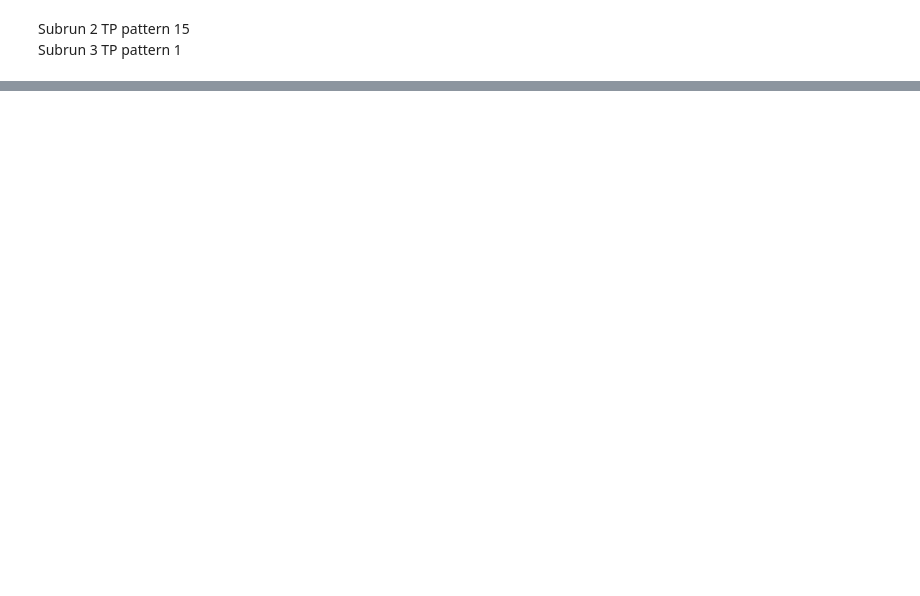
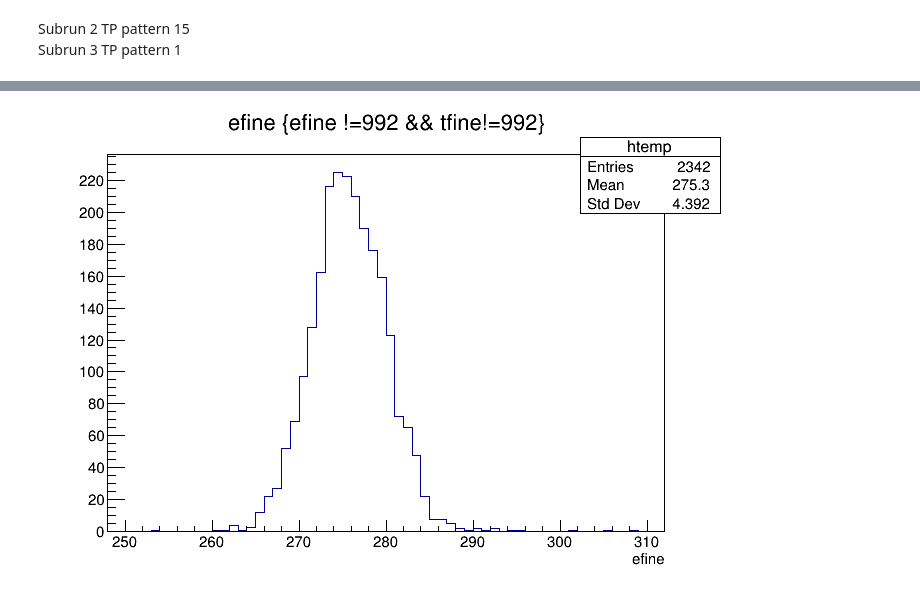
Before and after one commit to bortalberto/analysis_scripts, a Jupyter notebook: prove_rate/Get_rate_TM.ipynb, the cells around one changed output, grey strips where cells are left out. Drawn from its saved outputs; the diff is of its cells as text; code cells hidden in the pictures; blank space fills up the shorter version.

```diff
--- a/prove_rate/Get_rate_TM.ipynb
+++ b/prove_rate/Get_rate_TM.ipynb
@@ -78 +106,6 @@ c.Draw()
+# %%
+f.tree.Draw("efine","efine !=992 && tfine!=992")
+c.Draw()
+# %% [output]
+[figure, added]
 # %%
```
Also changed, not shown: parts of 17 cells of this notebook, 12 other files.
